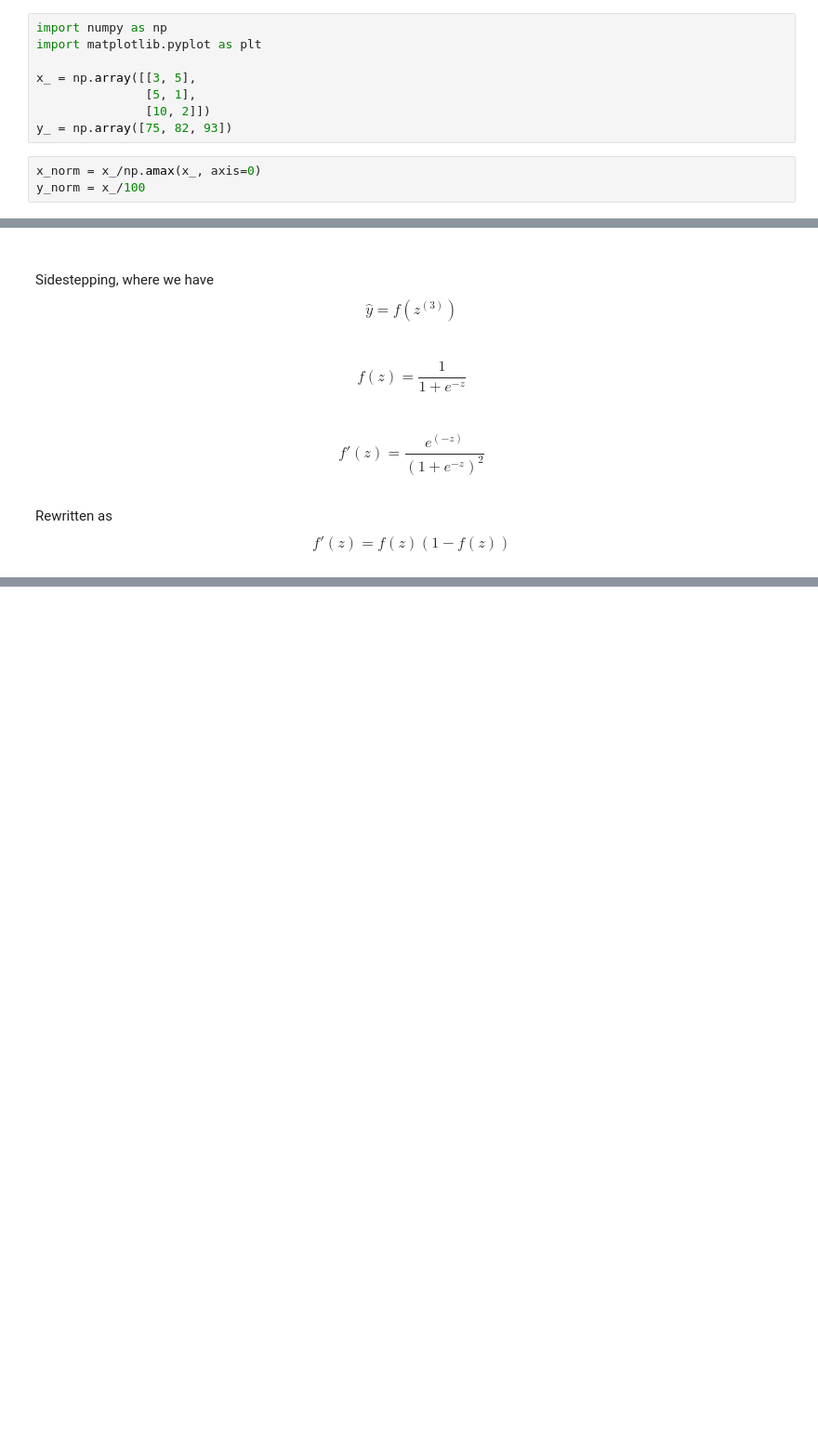
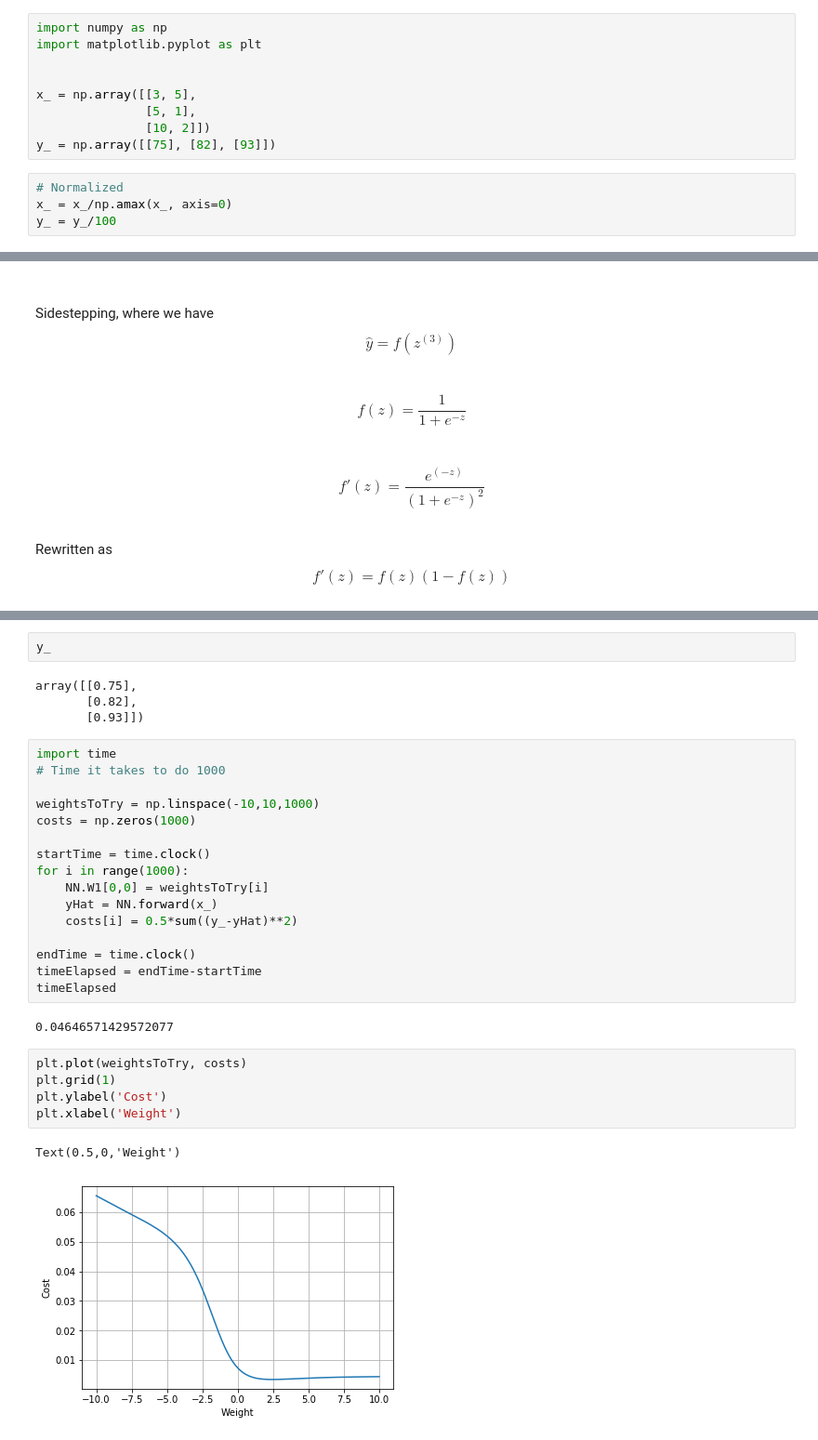
Before and after one commit to bricksz/academic, a Jupyter notebook: NN_Welch.ipynb, the cells around one changed output, grey strips where cells are left out. Shown: that part at 93% size. Drawn from its saved outputs; the diff is of its cells as text; blank space fills up the shorter version.

```diff
--- a/NN_Welch.ipynb
+++ b/NN_Welch.ipynb
@@ -4,13 +4,15 @@
 import numpy as np
 import matplotlib.pyplot as plt
 
+
 x_ = np.array([[3, 5],
                [5, 1],
                [10, 2]])
-y_ = np.array([75, 82, 93])
+y_ = np.array([[75], [82], [93]])
 # %%
-x_norm = x_/np.amax(x_, axis=0)
-y_norm = x_/100
+# Normalized
+x_ = x_/np.amax(x_, axis=0)
+y_ = y_/100
 # %% [markdown]
 $$\begin{bmatrix} 3 & 5 \\ 5 & 1 \\ 10 & 2 \end{bmatrix}\begin{bmatrix} w_{11}^{(1)}  & w_{12}^{(1)} & w_{13}^{(1)}
 \\ w_{21}^{(1)} & w_{22}^{(1)} & w_{23}^{(1)} \end{bmatrix} =
@@ -140,0 +207,32 @@ array([[0.54538103],
+# %%
+y_
+# %% [output]
+array([[0.75],
+       [0.82],
+       [0.93]])
+# %%
+import time
+# Time it takes to do 1000
+
+weightsToTry = np.linspace(-10,10,1000)
+costs = np.zeros(1000)
+
+startTime = time.clock()
+for i in range(1000):
+    NN.W1[0,0] = weightsToTry[i]
+    yHat = NN.forward(x_)
+    costs[i] = 0.5*sum((y_-yHat)**2)
+
+endTime = time.clock()
+timeElapsed = endTime-startTime
+timeElapsed
+# %% [output]
+0.04646571429572077
+# %%
+plt.plot(weightsToTry, costs)
+plt.grid(1)
+plt.ylabel('Cost')
+plt.xlabel('Weight')
+# %% [output]
+Text(0.5,0,'Weight')
+[figure, added]
```
Also changed, not shown: parts of 25 cells of this notebook.
